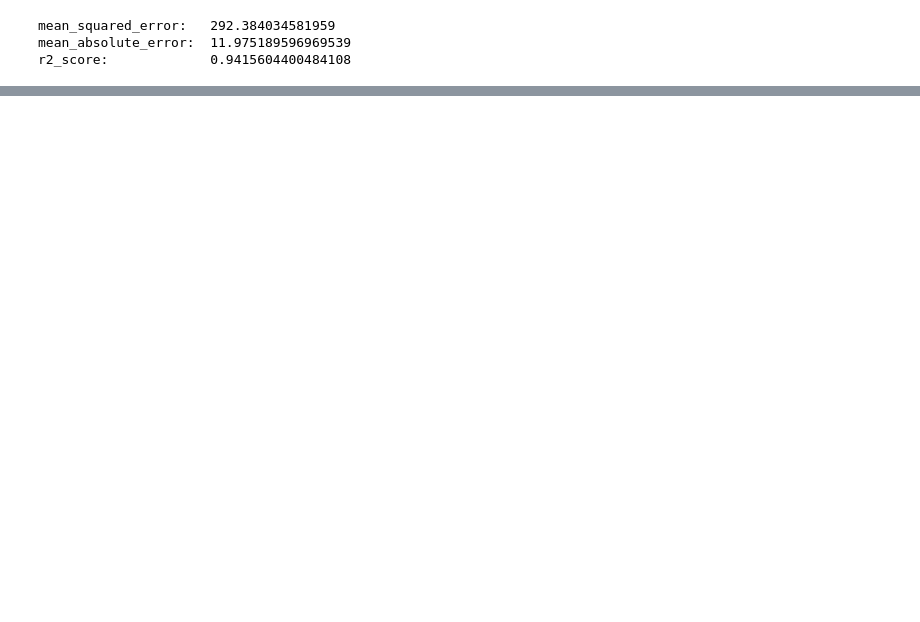
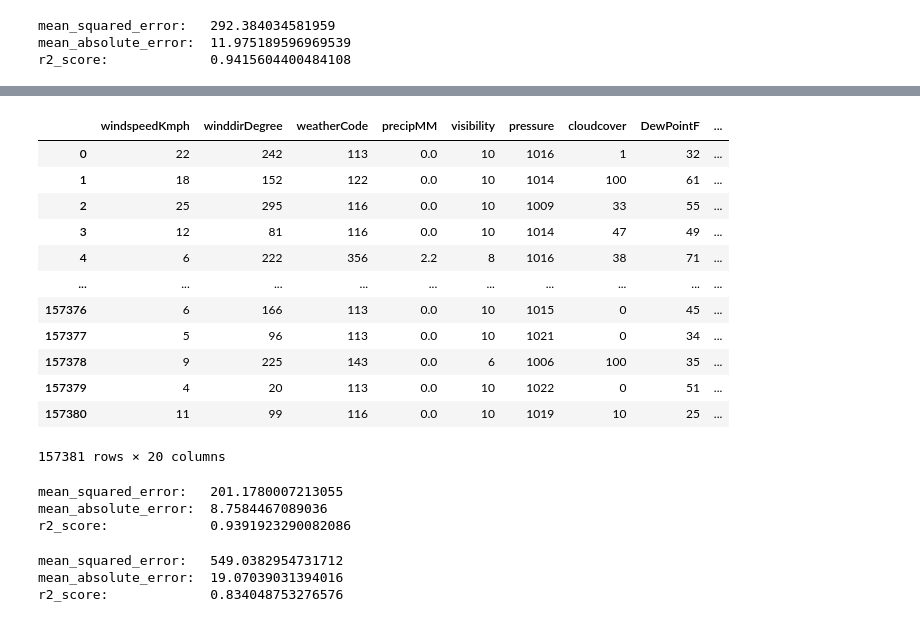
Before and after one commit to abhishekkumar2808/Aircraft_Delay_Prediction, a Jupyter notebook: regession.ipynb, the cells around one changed output, grey strips where cells are left out. Drawn from its saved outputs; the diff is of its cells as text; code cells hidden in the pictures; blank space fills up the shorter version.

```diff
--- a/regession.ipynb
+++ b/regession.ipynb
@@ -151,0 +151,16 @@ r2_score:             0.9416827187679595
+# %%
+features_pip
+# %% [output]
+|  | windspeedKmph | winddirDegree | weatherCode | precipMM | visibility | pressure | cloudcover | DewPointF | ... |
+| 0 | 22 | 242 | 113 | 0.0 | 10 | 1016 | 1 | 32 | ... |
+| 1 | 18 | 152 | 122 | 0.0 | 10 | 1014 | 100 | 61 | ... |
+| 2 | 25 | 295 | 116 | 0.0 | 10 | 1009 | 33 | 55 | ... |
+| 3 | 12 | 81 | 116 | 0.0 | 10 | 1014 | 47 | 49 | ... |
+| 4 | 6 | 222 | 356 | 2.2 | 8 | 1016 | 38 | 71 | ... |
+| ... | ... | ... | ... | ... | ... | ... | ... | ... | ... |
+| 157376 | 6 | 166 | 113 | 0.0 | 10 | 1015 | 0 | 45 | ... |
+| 157377 | 5 | 96 | 113 | 0.0 | 10 | 1021 | 0 | 34 | ... |
+| 157378 | 9 | 225 | 143 | 0.0 | 6 | 1006 | 100 | 35 | ... |
+| 157379 | 4 | 20 | 113 | 0.0 | 10 | 1022 | 0 | 51 | ... |
+| 157380 | 11 | 99 | 116 | 0.0 | 10 | 1019 | 10 | 25 | ... |
+157381 rows × 20 columns
@@ -151,0 +173,8 @@ r2_score:             0.9416827187679595
+# %%
+print("mean_squared_error:  ",mean_squared_error(test_target_pip,lin_reg_pred_pip))
+print("mean_absolute_error: ",mean_absolute_error(test_target_pip,lin_reg_pred_pip))
+print("r2_score:            ",r2_score(test_target_pip,lin_reg_pred_pip))
+# %% [output]
+mean_squared_error:   201.1780007213055
+mean_absolute_error:  8.7584467089036
+r2_score:             0.9391923290082086
@@ -151,0 +185,8 @@ r2_score:             0.9416827187679595
+# %%
+print("mean_squared_error:  ",mean_squared_error(test_target_pip,SVR_pred_pip))
+print("mean_absolute_error: ",mean_absolute_error(test_target_pip,SVR_pred_pip))
+print("r2_score:            ",r2_score(test_target_pip,SVR_pred_pip))
+# %% [output]
+mean_squared_error:   549.0382954731712
+mean_absolute_error:  19.07039031394016
+r2_score:             0.834048753276576
```
Also changed, not shown: parts of 17 cells of this notebook.
